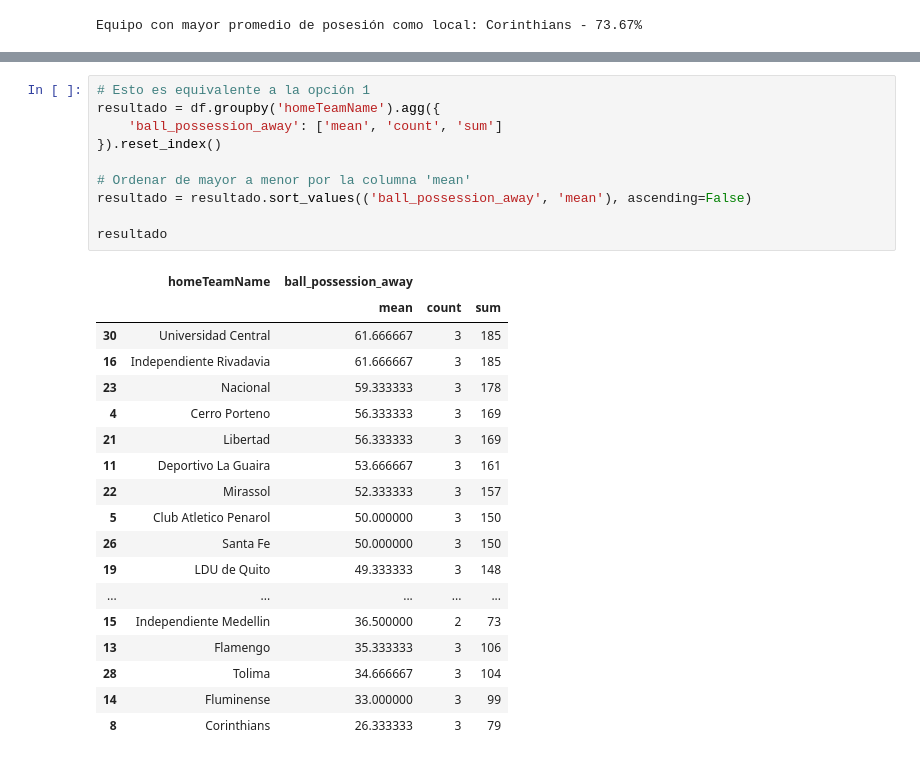
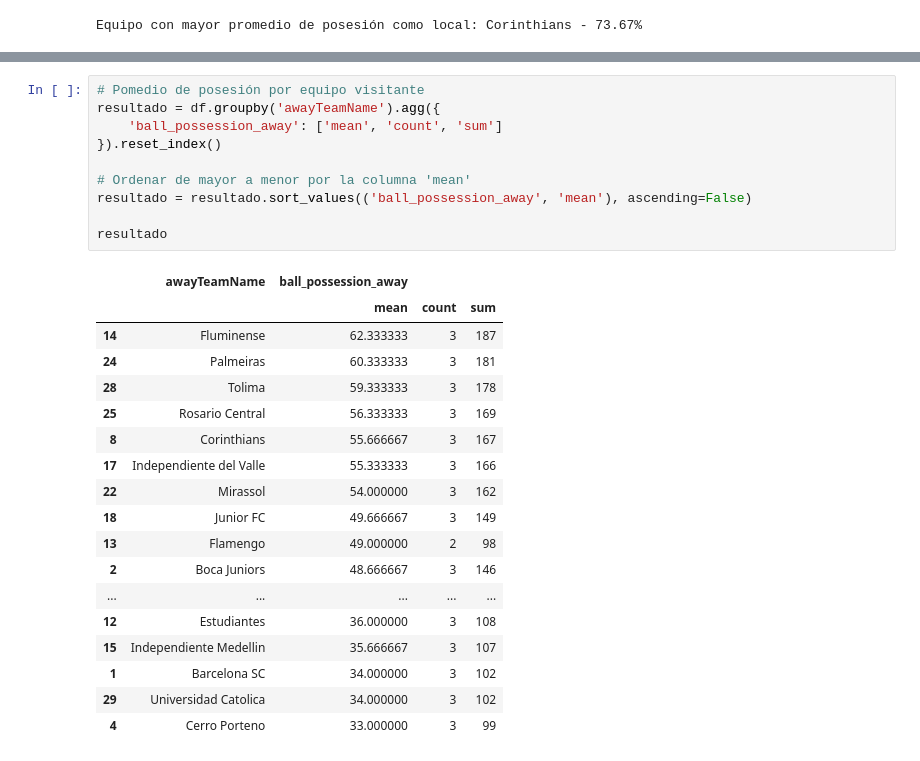
Before and after one commit to bolaxel/wcup26, a Jupyter notebook: analysis.ipynb, the cells around one changed output, grey strips where cells are left out. Drawn from its saved outputs; the diff is of its cells as text.

Commit message:
possession ipynb

```diff
--- a/analysis.ipynb
+++ b/analysis.ipynb
@@ -147,32 +147,32 @@ resultado
 | 23 | Nacional | 40.666667 | 3 | 122 |
 | 16 | Independiente Rivadavia | 38.333333 | 3 | 115 |
 | 30 | Universidad Central | 38.333333 | 3 | 115 |
-# %%
-# Esto es equivalente a la opción 1
-resultado = df.groupby('homeTeamName').agg({
-    'ball_possession_away': ['mean', 'count', 'sum']
-}).reset_index()
-
-# Ordenar de mayor a menor por la columna 'mean'
-resultado = resultado.sort_values(('ball_possession_away', 'mean'), ascending=False)
-
-resultado
-# %% [output]
-|  | homeTeamName | ball_possession_away |  |  |
-|  |  | mean | count | sum |
-| 30 | Universidad Central | 61.666667 | 3 | 185 |
-| 16 | Independiente Rivadavia | 61.666667 | 3 | 185 |
-| 23 | Nacional | 59.333333 | 3 | 178 |
-| 4 | Cerro Porteno | 56.333333 | 3 | 169 |
-| 21 | Libertad | 56.333333 | 3 | 169 |
-| 11 | Deportivo La Guaira | 53.666667 | 3 | 161 |
-| 22 | Mirassol | 52.333333 | 3 | 157 |
-| 5 | Club Atletico Penarol | 50.000000 | 3 | 150 |
-| 26 | Santa Fe | 50.000000 | 3 | 150 |
-| 19 | LDU de Quito | 49.333333 | 3 | 148 |
-| ... | ... | ... | ... | ... |
-| 15 | Independiente Medellin | 36.500000 | 2 | 73 |
-| 13 | Flamengo | 35.333333 | 3 | 106 |
-| 28 | Tolima | 34.666667 | 3 | 104 |
-| 14 | Fluminense | 33.000000 | 3 | 99 |
-| 8 | Corinthians | 26.333333 | 3 | 79 |
+# %%
+# Pomedio de posesión por equipo visitante
+resultado = df.groupby('awayTeamName').agg({
+    'ball_possession_away': ['mean', 'count', 'sum']
+}).reset_index()
+
+# Ordenar de mayor a menor por la columna 'mean'
+resultado = resultado.sort_values(('ball_possession_away', 'mean'), ascending=False)
+
+resultado
+# %% [output]
+|  | awayTeamName | ball_possession_away |  |  |
+|  |  | mean | count | sum |
+| 14 | Fluminense | 62.333333 | 3 | 187 |
+| 24 | Palmeiras | 60.333333 | 3 | 181 |
+| 28 | Tolima | 59.333333 | 3 | 178 |
+| 25 | Rosario Central | 56.333333 | 3 | 169 |
+| 8 | Corinthians | 55.666667 | 3 | 167 |
+| 17 | Independiente del Valle | 55.333333 | 3 | 166 |
+| 22 | Mirassol | 54.000000 | 3 | 162 |
+| 18 | Junior FC | 49.666667 | 3 | 149 |
+| 13 | Flamengo | 49.000000 | 2 | 98 |
+| 2 | Boca Juniors | 48.666667 | 3 | 146 |
+| ... | ... | ... | ... | ... |
+| 12 | Estudiantes | 36.000000 | 3 | 108 |
+| 15 | Independiente Medellin | 35.666667 | 3 | 107 |
+| 1 | Barcelona SC | 34.000000 | 3 | 102 |
+| 29 | Universidad Catolica | 34.000000 | 3 | 102 |
+| 4 | Cerro Porteno | 33.000000 | 3 | 99 |
```
Also changed, not shown: parts of 2 cells of this notebook, 1 other file.
